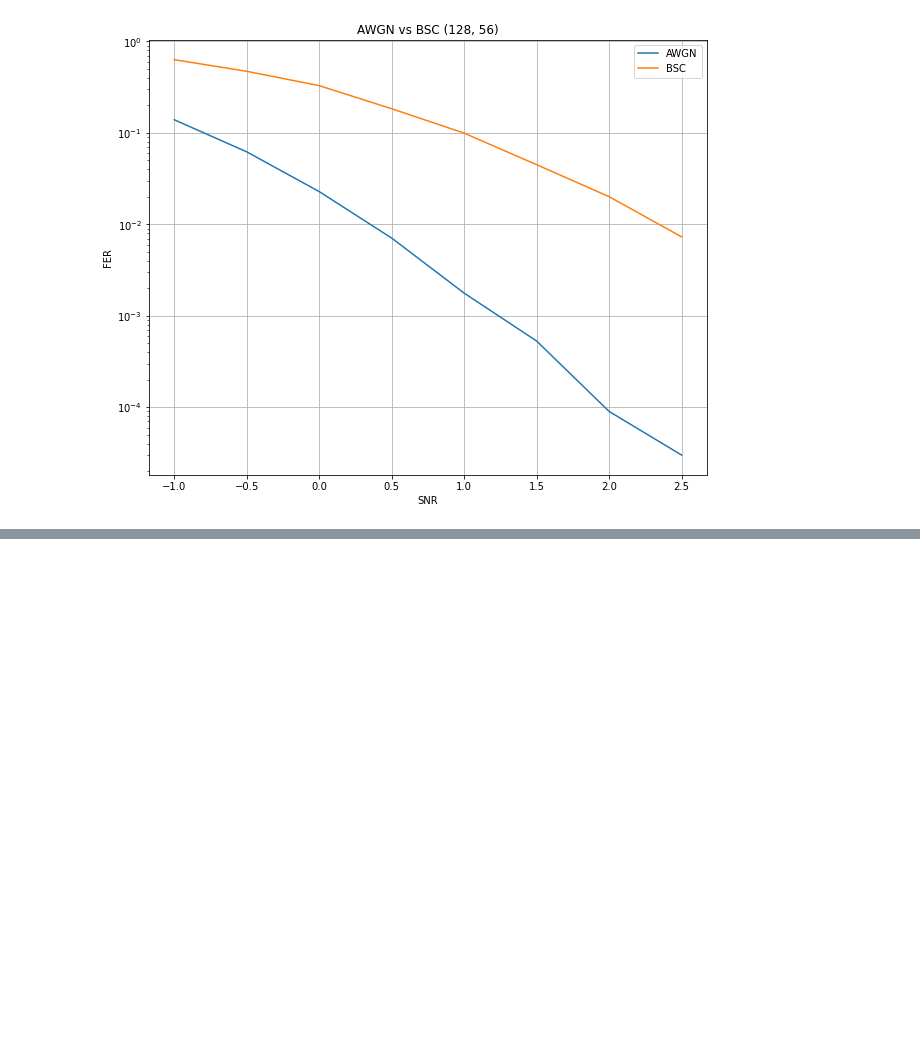
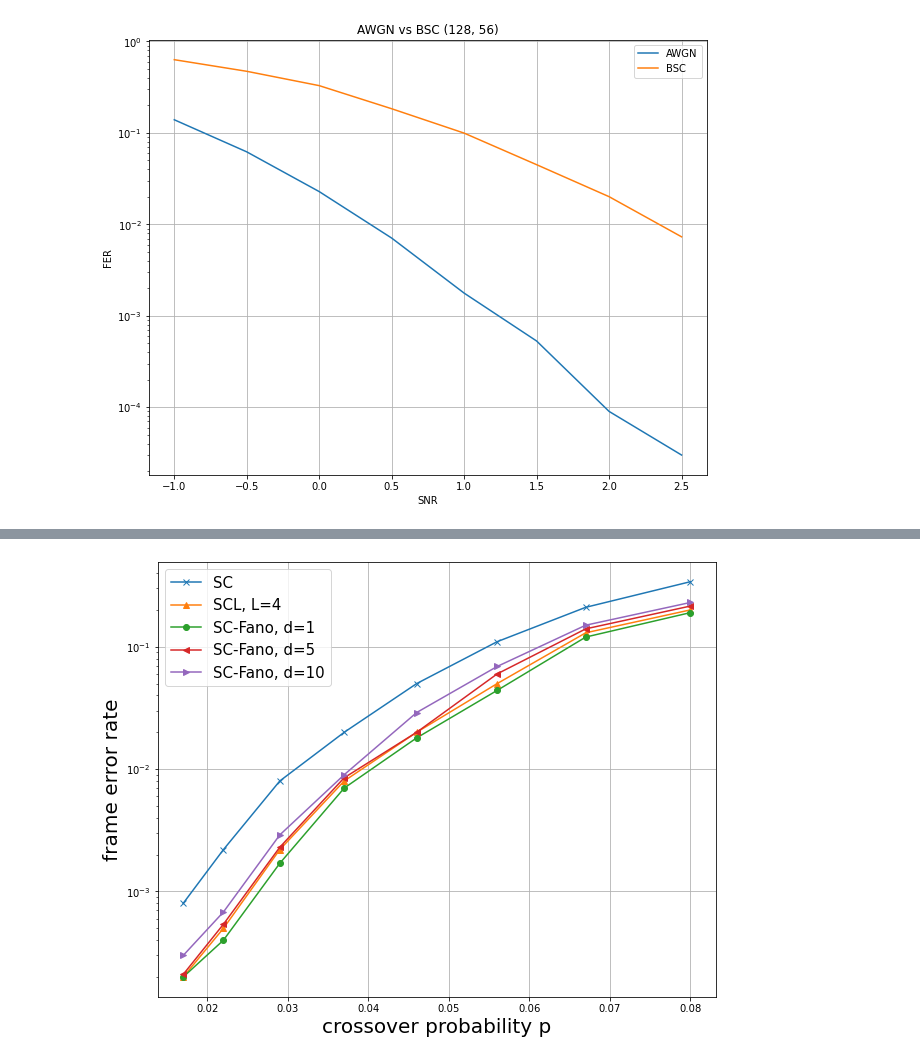
Before and after one commit to ISChetverikov/PolarCodes, a Jupyter notebook: results_plotting/PlotFerCurve.ipynb, the cells around one changed output, grey strips where cells are left out. Drawn from its saved outputs; the diff is of its cells as text; code cells hidden in the pictures; blank space fills up the shorter version.

```diff
--- a/results_plotting/PlotFerCurve.ipynb
+++ b/results_plotting/PlotFerCurve.ipynb
@@ -326,0 +327,26 @@ plt.savefig("5GvsStat.png");
+# %%
+import pandas as pd
+import matplotlib.pyplot as plt
+%matplotlib inline
+
+snr = [0.08, 0.067, 0.056, 0.046, 0.037, 0.029, 0.022, 0.017]
+a = [0.34, 0.21, 0.11, 0.05, 0.02, 0.008, 0.0022, 0.0008]
+b = [0.2, 0.13, 0.05, 0.02, 0.008, 0.0022, 0.0005, 0.0002]
+c1 = [0.19, 0.12, 0.044, 0.018, 0.007, 0.0017, 0.0004, 0.0002]
+c5 = [0.215, 0.14, 0.06, 0.02, 0.0085, 0.0023, 0.00054, 0.00021]
+c10 = [0.23, 0.15, 0.069, 0.029, 0.009, 0.0029, 0.00068, 0.00030]
+plt.figure(figsize=(10,8))
+plt.plot(snr, a, marker='x')
+plt.plot(snr, b, marker='^')
+plt.plot(snr, c1, marker='o')
+plt.plot(snr, c5, marker='<')
+plt.plot(snr, c10, marker='>')
+#plt.title("5G seq vs stat (1024, 488 + 24), SCL32 decoder ")
+plt.legend(["SC", "SCL, L=4", "SC-Fano, d=1", "SC-Fano, d=5", "SC-Fano, d=10"], fontsize=15)
+plt.xlabel("crossover probability p", fontsize=20)
+plt.grid(True)
+plt.ylabel("frame error rate", fontsize=20)
+plt.yscale('log')
+plt.savefig("PropFER.png");
+# %% [output]
+[figure, added]
```
Also changed, not shown: parts of 2 cells of this notebook, 23 other files.
